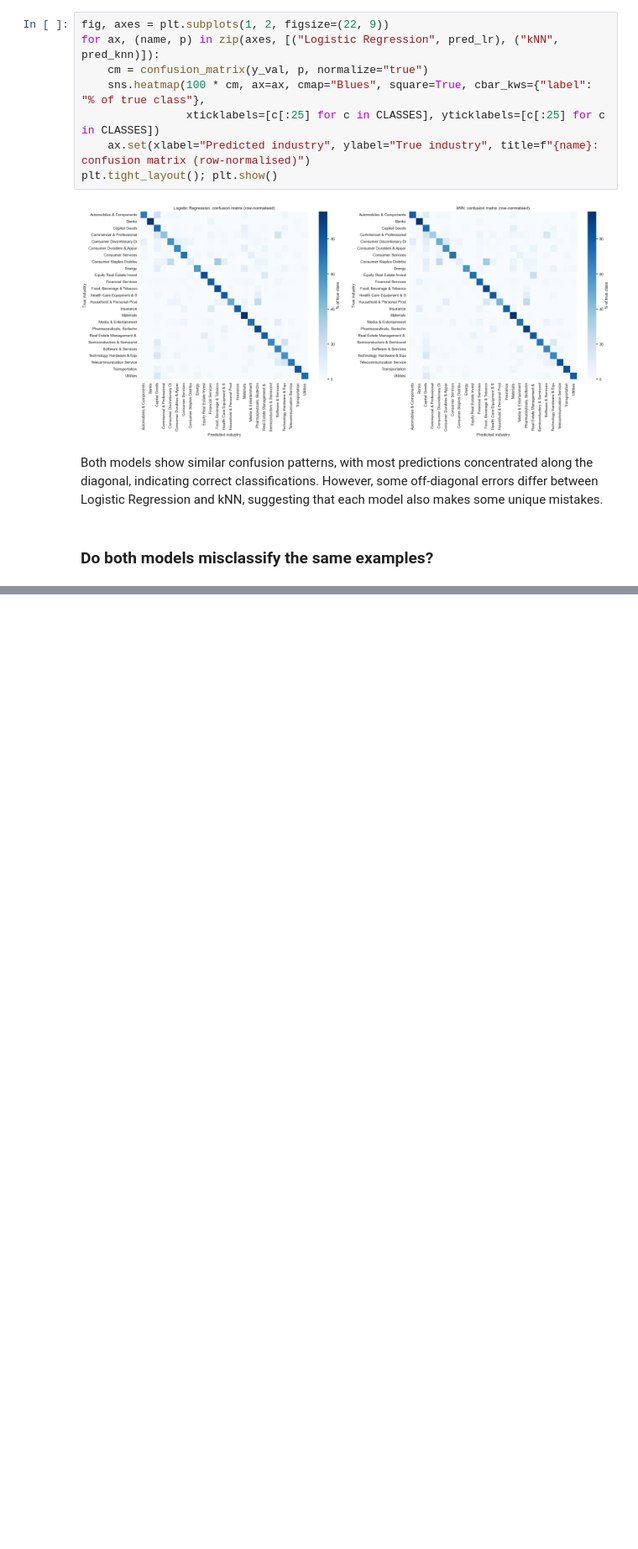
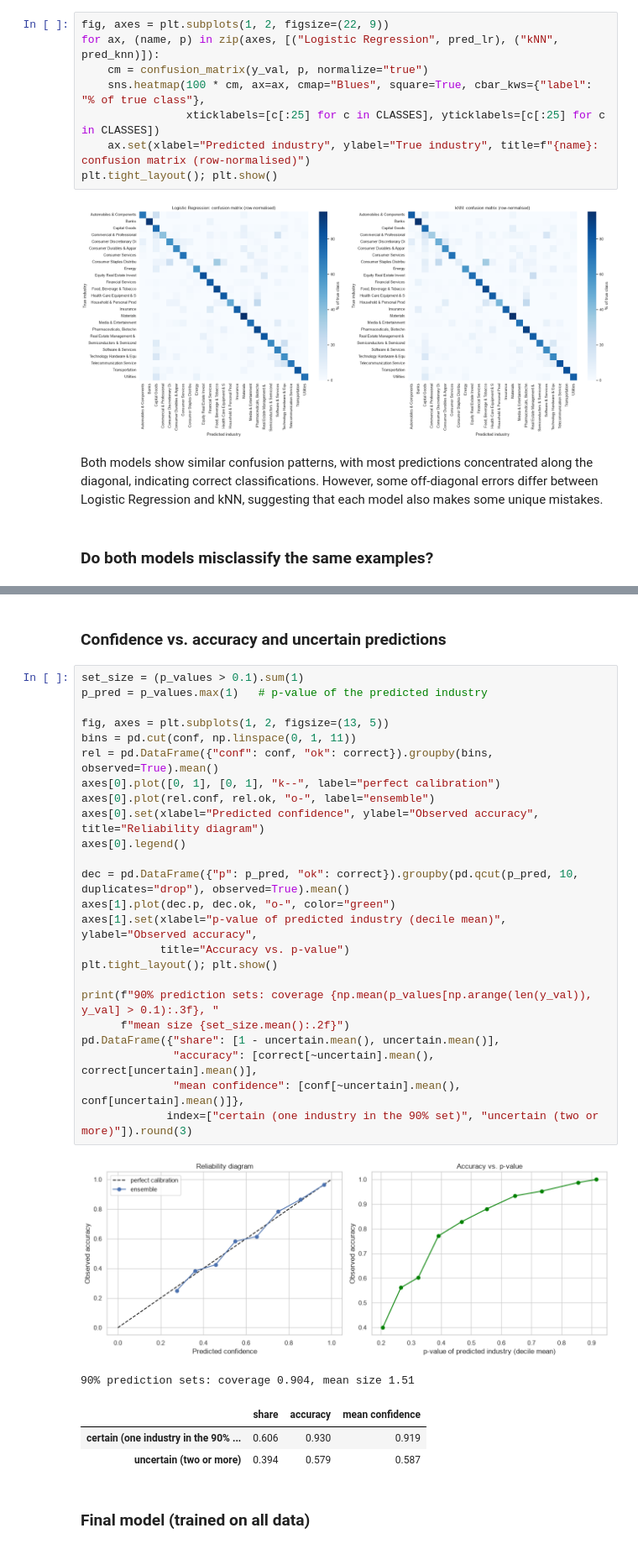
Before and after one commit to adevantery/fods2026, a Jupyter notebook: Practical_task_1/task1.1.ipynb, the cells around one changed output, grey strips where cells are left out. Shown at 84% size. Saved outputs shown, nothing was run; the diff lists cells and outputs as text; blank space fills up the shorter version.

```diff
--- a/Practical_task_1/task1.1.ipynb
+++ b/Practical_task_1/task1.1.ipynb
@@ -621,0 +601,34 @@ training time on all 31,706 companies: 137s
+# %% [markdown]
+### Confidence vs. accuracy and uncertain predictions
+# %%
+set_size = (p_values > 0.1).sum(1)
+p_pred = p_values.max(1)   # p-value of the predicted industry
+
+fig, axes = plt.subplots(1, 2, figsize=(13, 5))
+bins = pd.cut(conf, np.linspace(0, 1, 11))
+rel = pd.DataFrame({"conf": conf, "ok": correct}).groupby(bins, observed=True).mean()
+axes[0].plot([0, 1], [0, 1], "k--", label="perfect calibration")
+axes[0].plot(rel.conf, rel.ok, "o-", label="ensemble")
+axes[0].set(xlabel="Predicted confidence", ylabel="Observed accuracy", title="Reliability diagram")
+axes[0].legend()
+
+dec = pd.DataFrame({"p": p_pred, "ok": correct}).groupby(pd.qcut(p_pred, 10, duplicates="drop"), observed=True).mean()
+axes[1].plot(dec.p, dec.ok, "o-", color="green")
+axes[1].set(xlabel="p-value of predicted industry (decile mean)", ylabel="Observed accuracy",
+            title="Accuracy vs. p-value")
+plt.tight_layout(); plt.show()
+
+print(f"90% prediction sets: coverage {np.mean(p_values[np.arange(len(y_val)), y_val] > 0.1):.3f}, "
+      f"mean size {set_size.mean():.2f}")
+pd.DataFrame({"share": [1 - uncertain.mean(), uncertain.mean()],
+              "accuracy": [correct[~uncertain].mean(), correct[uncertain].mean()],
+              "mean confidence": [conf[~uncertain].mean(), conf[uncertain].mean()]},
+             index=["certain (one industry in the 90% set)", "uncertain (two or more)"]).round(3)
+# %% [output]
+[figure, added]
+90% prediction sets: coverage 0.904, mean size 1.51
+|  | share | accuracy | mean confidence |
+| certain (one industry in the 90% ... | 0.606 | 0.930 | 0.919 |
+| uncertain (two or more) | 0.394 | 0.579 | 0.587 |
+# %% [markdown]
+### Final model (trained on all data)
```
Also changed, not shown: parts of 44 cells of this notebook, 1 other file.
